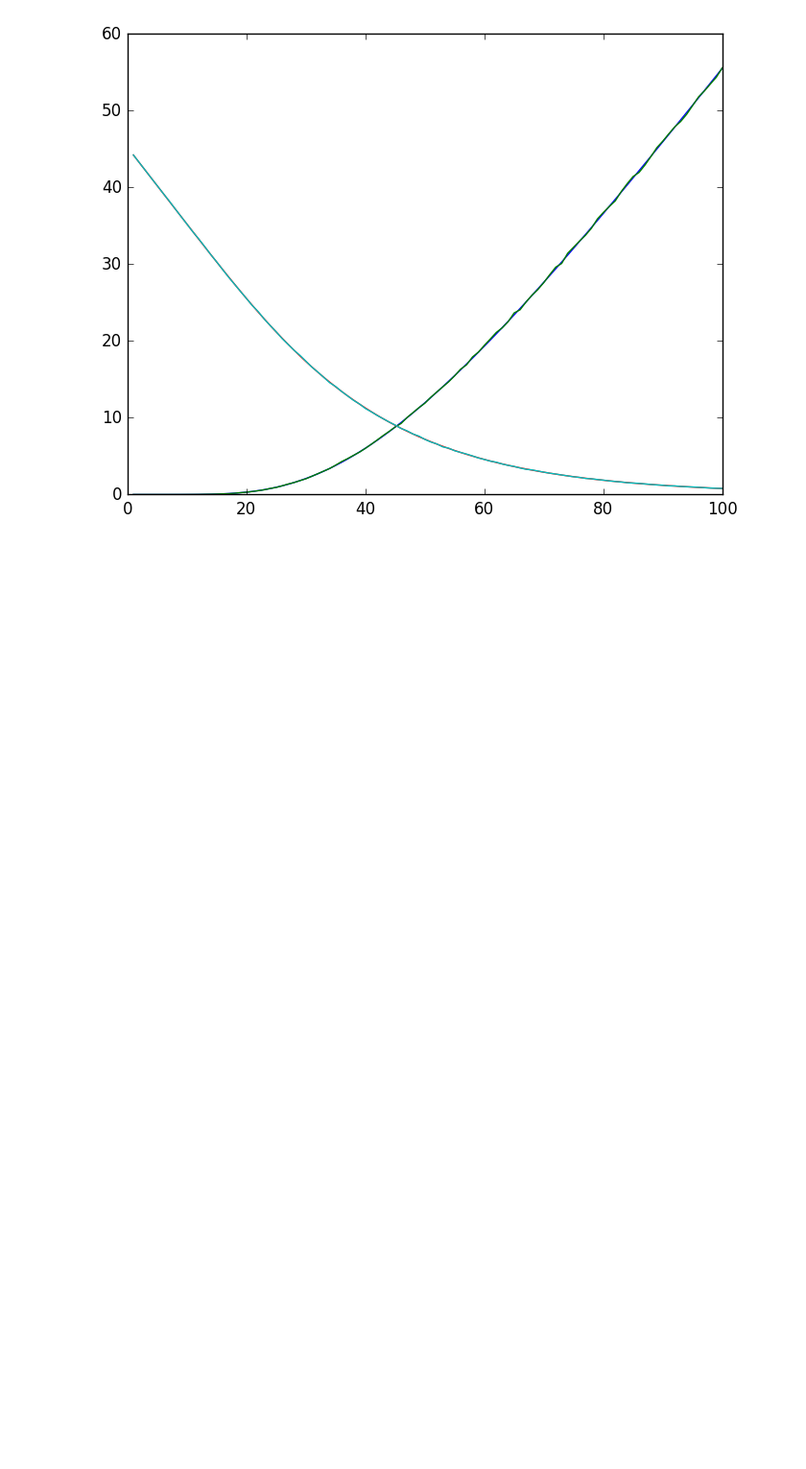
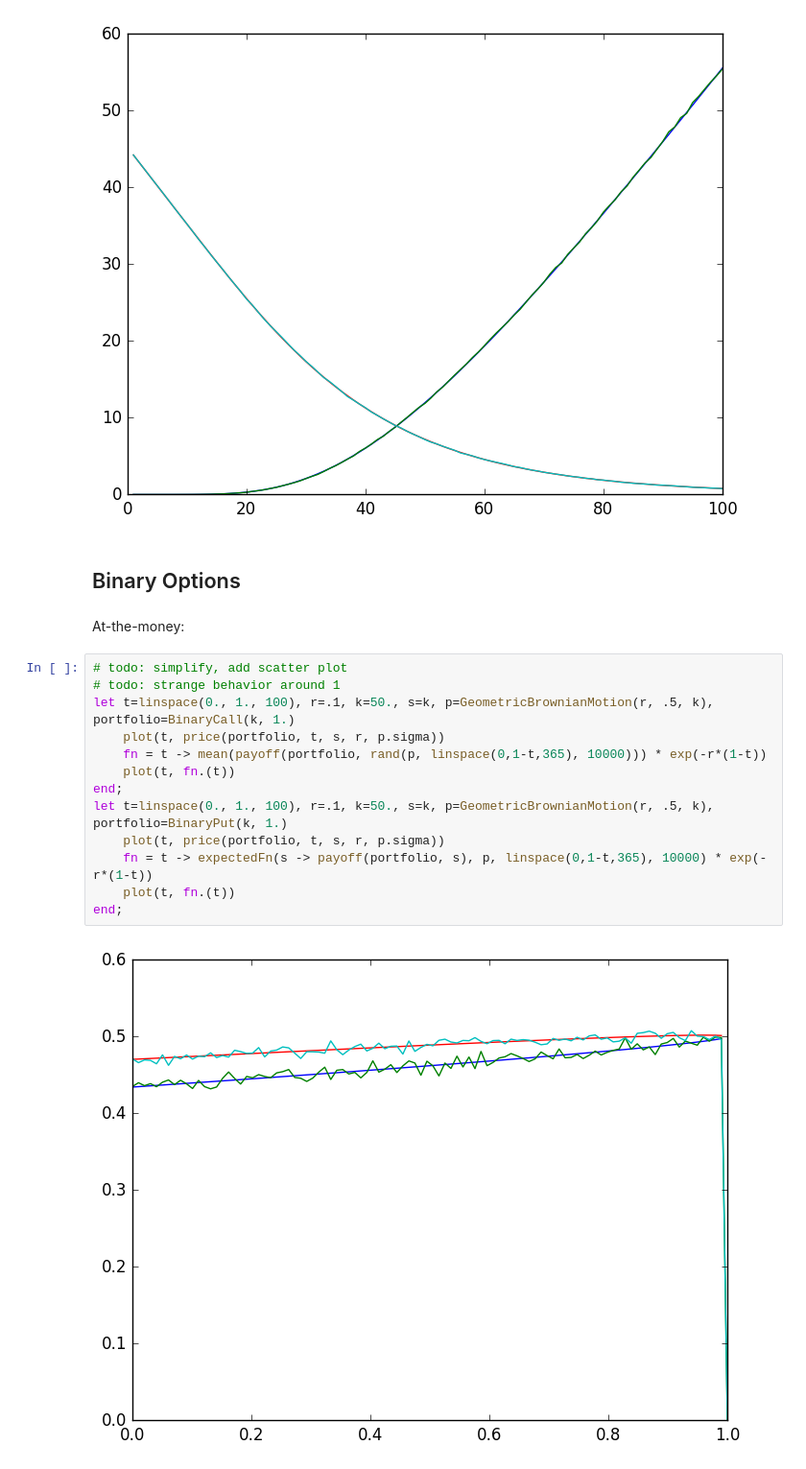
Before and after one commit to mikea/StochasticProcesses.jl, a Jupyter notebook: examples/black-scholes.ipynb, the cells around one changed output. Shown: that part at 96% size. Cells and saved outputs as stored; diff of their text form; blank space fills up the shorter version.

Commit message:
binary options examples

```diff
--- a/examples/black-scholes.ipynb
+++ b/examples/black-scholes.ipynb
@@ -86,3 +107,22 @@ let s=linspace(1, 100, 100), t=0, r=.1, k=50., sigma=.5, portfolio=EuropeanPut(k
 end;
 # %% [output]
 [figure]
+# %% [markdown]
+## Binary Options
+# %% [markdown]
+At-the-money:
+# %%
+# todo: simplify, add scatter plot
+# todo: strange behavior around 1
+let t=linspace(0., 1., 100), r=.1, k=50., s=k, p=GeometricBrownianMotion(r, .5, k), portfolio=BinaryCall(k, 1.)
+    plot(t, price(portfolio, t, s, r, p.sigma))
+    fn = t -> mean(payoff(portfolio, rand(p, linspace(0,1-t,365), 10000))) * exp(-r*(1-t))
+    plot(t, fn.(t))
+end;
+let t=linspace(0., 1., 100), r=.1, k=50., s=k, p=GeometricBrownianMotion(r, .5, k), portfolio=BinaryPut(k, 1.)
+    plot(t, price(portfolio, t, s, r, p.sigma))
+    fn = t -> expectedFn(s -> payoff(portfolio, s), p, linspace(0,1-t,365), 10000) * exp(-r*(1-t))
+    plot(t, fn.(t))
+end;
+# %% [output]
+[figure, added]
```
Also changed, not shown: parts of 7 cells of this notebook.
